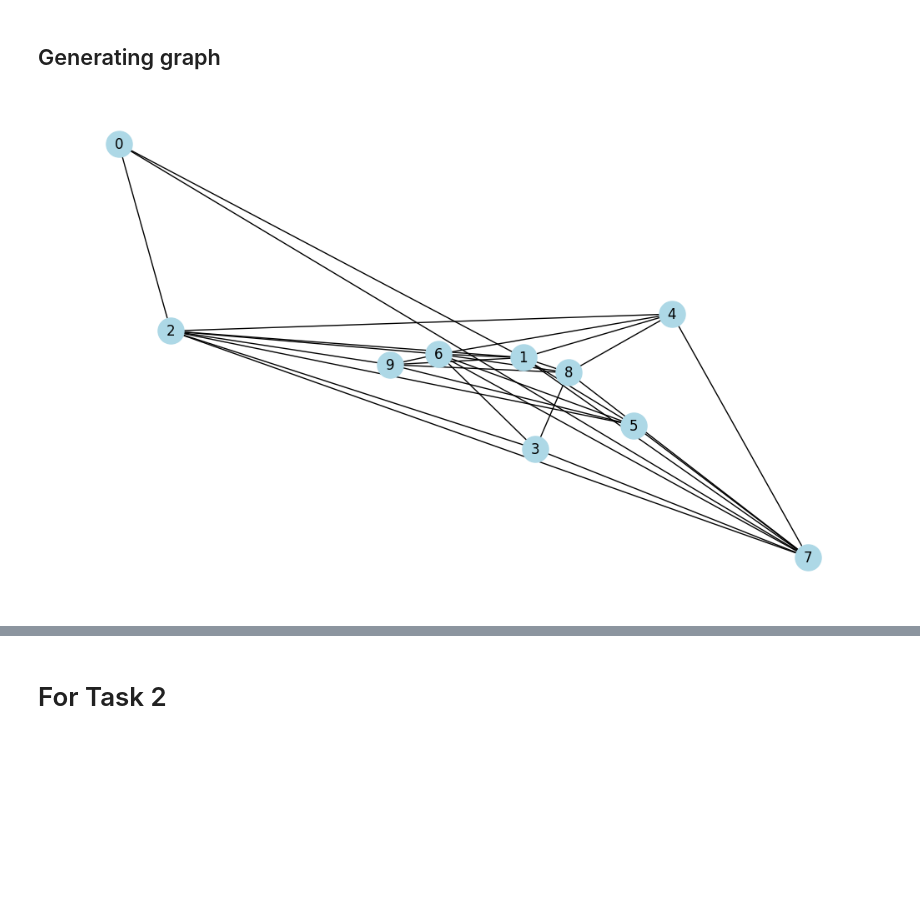
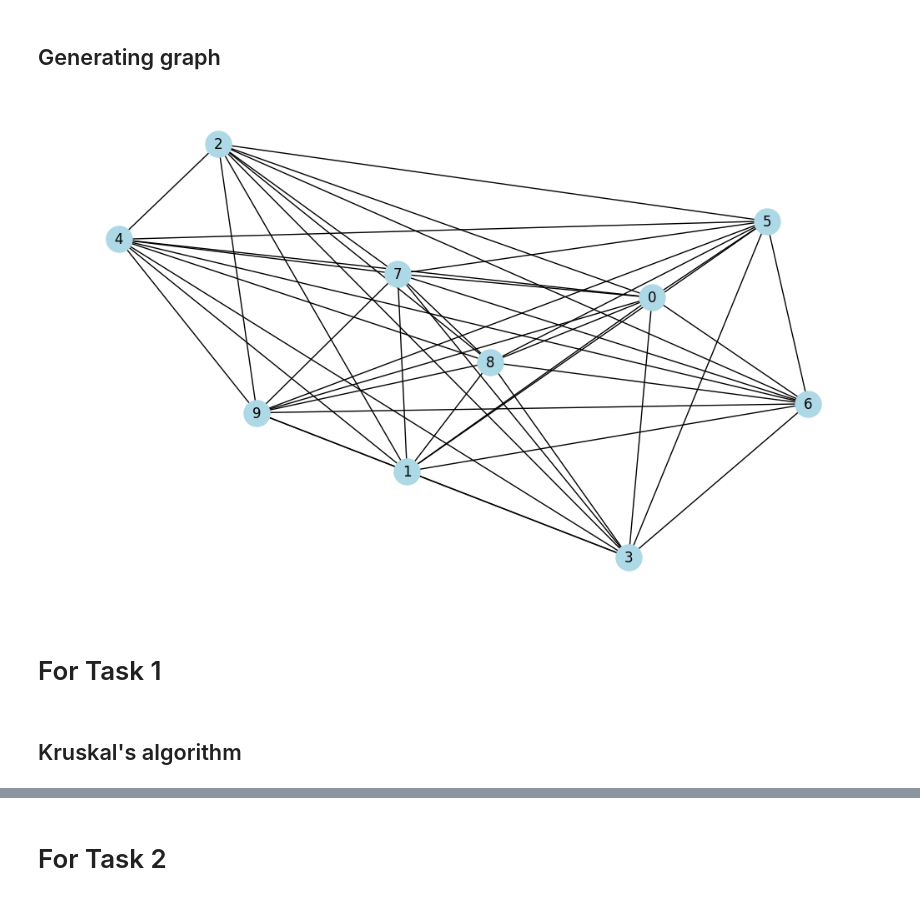
Before and after one commit to Zhukowych/22-lab-graph-algorithms, a Jupyter notebook: 1.2/shortest-paths-algorithms.ipynb, the cells around one changed output, grey strips where cells are left out. Saved outputs shown, nothing was run; the diff lists cells and outputs as text; code cells hidden in the pictures; blank space fills up the shorter version.

```diff
--- a/1.2/shortest-paths-algorithms.ipynb
+++ b/1.2/shortest-paths-algorithms.ipynb
@@ -55,6 +60,10 @@ def gnp_random_connected_graph(num_of_nodes: int,
 
     return G
 # %%
-G = gnp_random_connected_graph(10, 0.5, False, True)
+G = gnp_random_connected_graph(10, 1, False, True)
 # %% [output]
-[figure, old version]
+[figure, new version]
+# %% [markdown]
+# For Task 1
+# %% [markdown]
+## Kruskal's algorithm
```
Also changed, not shown: parts of 26 cells of this notebook.
